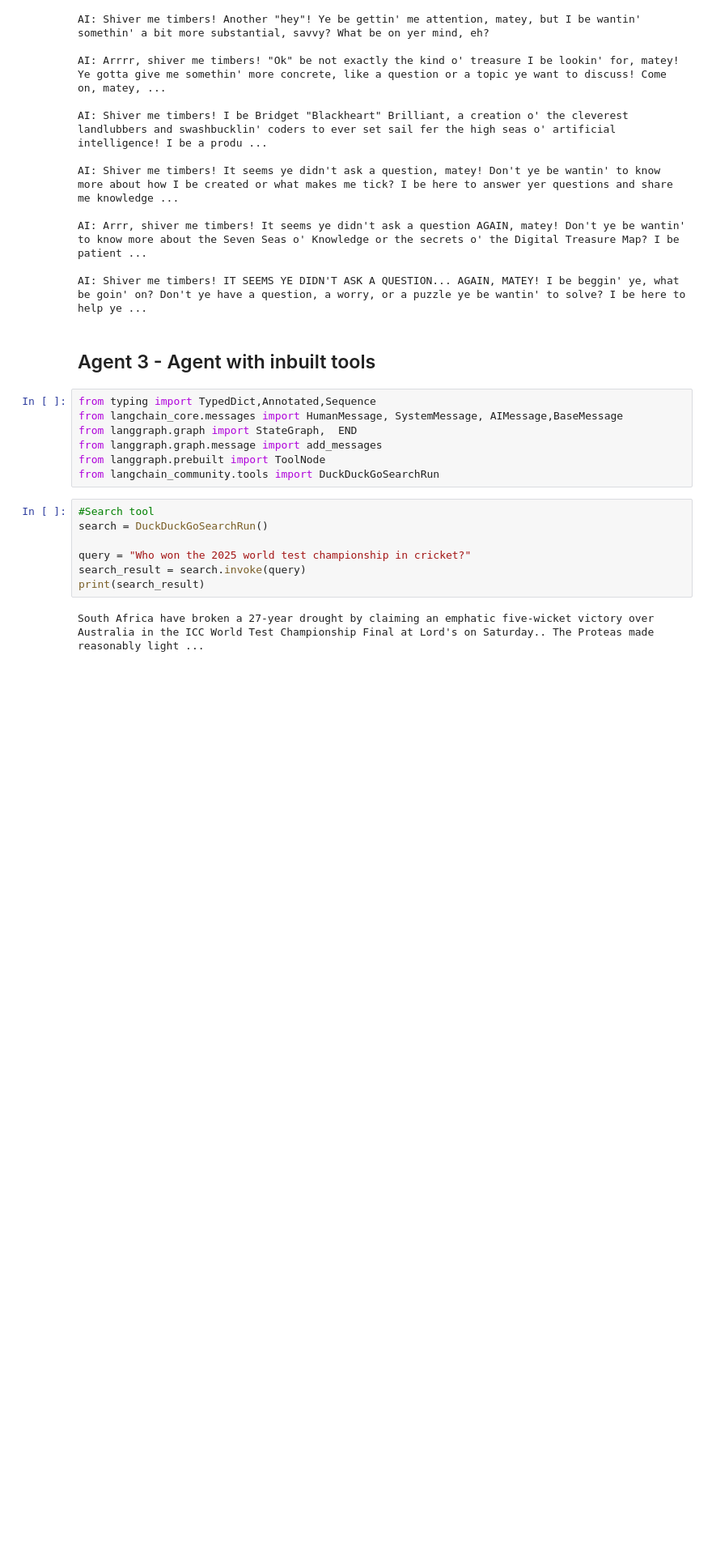
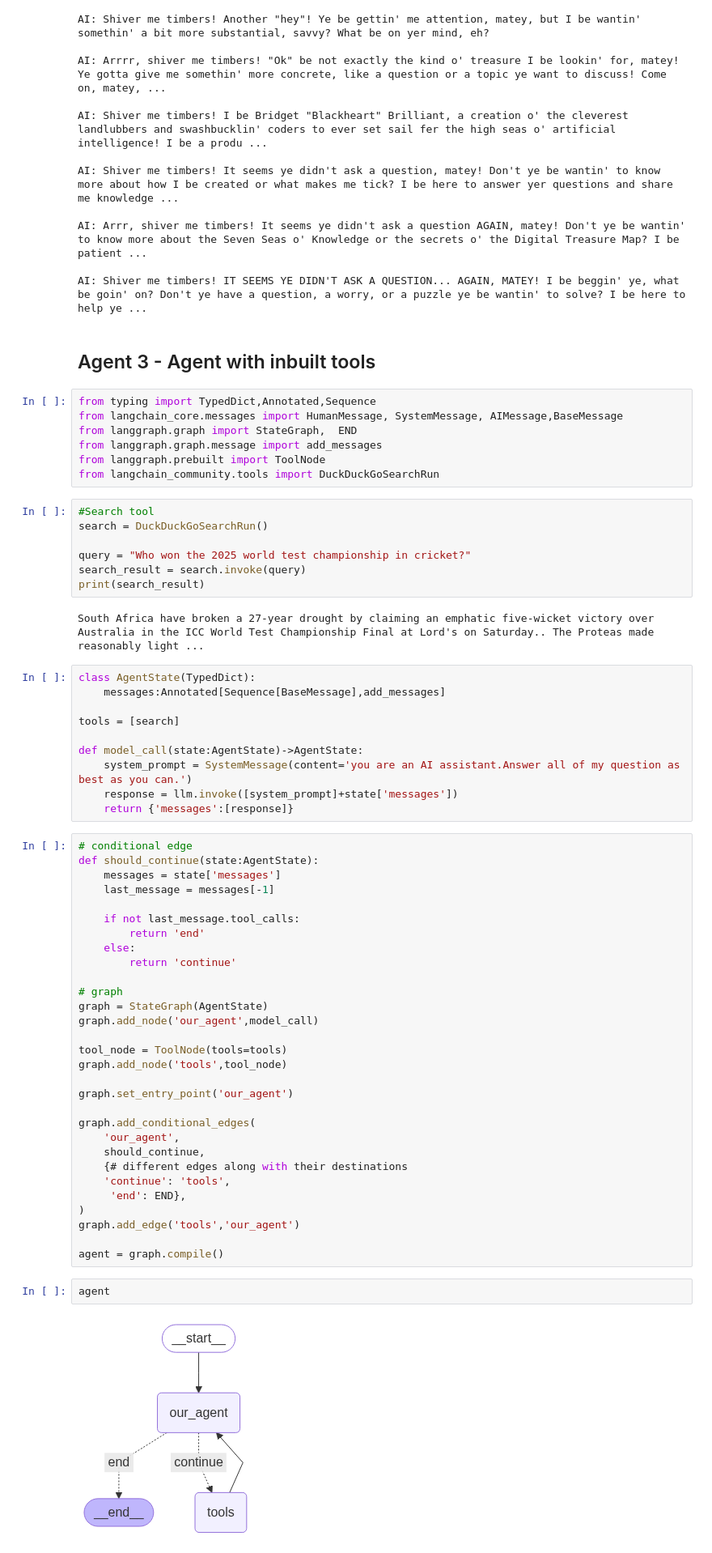
Before and after one commit to rahmanshah/langgraph-playground, a Jupyter notebook: basic/basic.ipynb, the cells around one changed output. Shown: that part at 81% size. Saved outputs shown, nothing was run; the diff lists cells and outputs as text; blank space fills up the shorter version.

Commit message:
agent 3 graph setting up

```diff
--- a/basic/basic.ipynb
+++ b/basic/basic.ipynb
@@ -128,3 +128,47 @@ search_result = search.invoke(query)
 print(search_result)
 # %% [output]
 South Africa have broken a 27-year drought by claiming an emphatic five-wicket victory over Australia in the ICC World Test Championship Final at Lord's on Saturday.. The Proteas made reasonably light ...
+# %%
+class AgentState(TypedDict):
+    messages:Annotated[Sequence[BaseMessage],add_messages]
+
+tools = [search]
+
+def model_call(state:AgentState)->AgentState:
+    system_prompt = SystemMessage(content='you are an AI assistant.Answer all of my question as best as you can.')
+    response = llm.invoke([system_prompt]+state['messages'])
+    return {'messages':[response]}
+# %%
+# conditional edge
+def should_continue(state:AgentState):
+    messages = state['messages']
+    last_message = messages[-1]
+
+    if not last_message.tool_calls:
+        return 'end'
+    else:
+        return 'continue'
+
+# graph
+graph = StateGraph(AgentState)
+graph.add_node('our_agent',model_call)
+
+tool_node = ToolNode(tools=tools)
+graph.add_node('tools',tool_node)
+
+graph.set_entry_point('our_agent')
+
+graph.add_conditional_edges(
+    'our_agent',
+    should_continue,
+    {# different edges along with their destinations
+    'continue': 'tools',
+     'end': END},
+)
+graph.add_edge('tools','our_agent')
+
+agent = graph.compile()
+# %%
+agent
+# %% [output]
+[figure, added]
```
